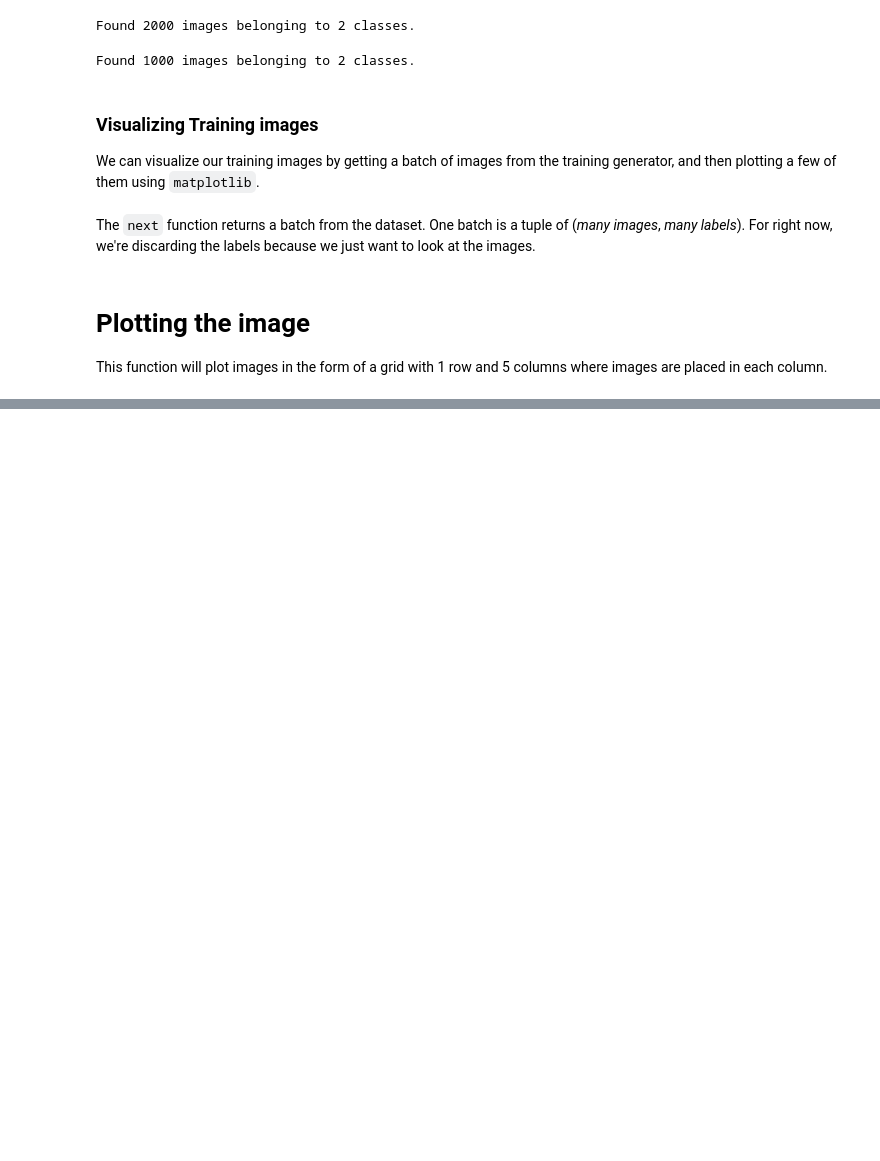
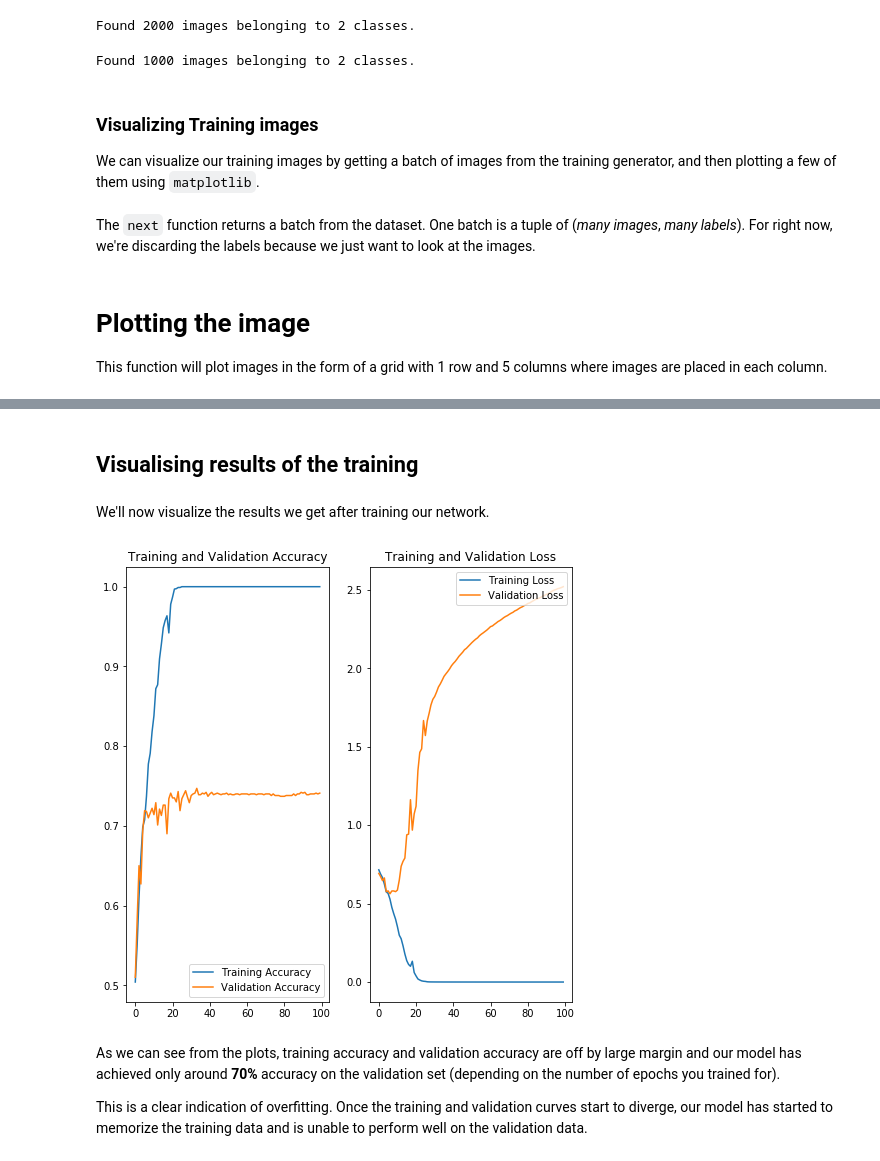
Before and after one commit to dD2405/Intro_to_TensorFlow, a Jupyter notebook: 4. Dogs_vs_Cats_Image_Classification_Without_Image_Augmentation.ipynb, the cells around one changed output, grey strips where cells are left out. Drawn from its saved outputs; the diff is of its cells as text; code cells hidden in the pictures; blank space fills up the shorter version.

```diff
--- a/4. Dogs_vs_Cats_Image_Classification_Without_Image_Augmentation.ipynb
+++ b/4. Dogs_vs_Cats_Image_Classification_Without_Image_Augmentation.ipynb
@@ -170,0 +194,2 @@ plotImages(sample_training_images[:6])
+# %%
+model.compile(optimizer='adam', loss = 'sparse_categorical_crossentropy', metrics=['accuracy'])
@@ -170,0 +226,9 @@ plotImages(sample_training_images[:6])
+# %%
+EPOCHS = 100
+history = model.fit_generator(
+    train_data_gen,
+    steps_per_epoch=int(np.ceil(total_train / float(BATCH_SIZE))),
+    epochs=EPOCHS,
+    validation_data=val_data_gen,
+    validation_steps=int(np.ceil(total_val / float(BATCH_SIZE)))
+)
@@ -170,0 +253,33 @@ plotImages(sample_training_images[:6])
+# %% [markdown]
+## Visualising results of the training
+# %% [markdown]
+We'll now visualize the results we get after training our network.
+# %%
+acc = history.history['accuracy']
+val_acc = history.history['val_accuracy']
+
+loss = history.history['loss']
+val_loss = history.history['val_loss']
+
+epochs_range = range(EPOCHS)
+
+plt.figure(figsize=(8, 8))
+plt.subplot(1, 2, 1)
+plt.plot(epochs_range, acc, label='Training Accuracy')
+plt.plot(epochs_range, val_acc, label='Validation Accuracy')
+plt.legend(loc='lower right')
+plt.title('Training and Validation Accuracy')
+
+plt.subplot(1, 2, 2)
+plt.plot(epochs_range, loss, label='Training Loss')
+plt.plot(epochs_range, val_loss, label='Validation Loss')
+plt.legend(loc='upper right')
+plt.title('Training and Validation Loss')
+plt.savefig('./foo.png')
+plt.show()
+# %% [output]
+[figure, added]
+# %% [markdown]
+As we can see from the plots, training accuracy and validation accuracy are off by large margin and our model has achieved only around **70%** accuracy on the validation set (depending on the number of epochs you trained for).
+
+This is a clear indication of overfitting. Once the training and validation curves start to diverge, our model has started to memorize the training data and is unable to perform well on the validation data.
```
Also changed, not shown: parts of 12 cells of this notebook.
